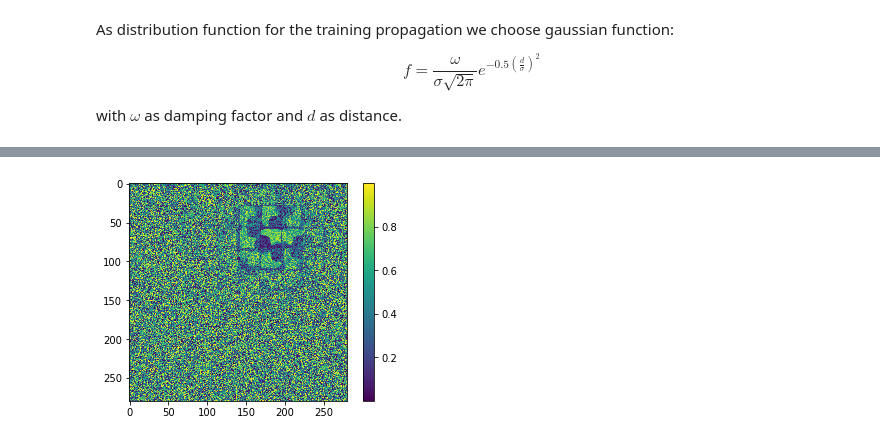
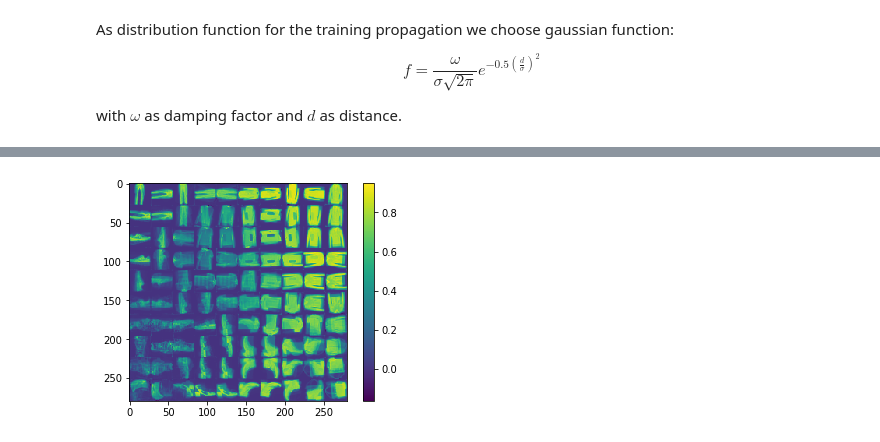
Before and after one commit to HITS-AIN/PINK, a Jupyter notebook: tools/notebooks/train.ipynb, the cells around one changed output, grey strips where cells are left out. Cells and saved outputs as stored; diff of their text form; code cells hidden in the pictures.

```diff
--- a/tools/notebooks/train.ipynb
+++ b/tools/notebooks/train.ipynb
@@ -13,0 +18,17 @@ print(pink.__version__)
+# %%
+from tensorflow import keras
+
+fashion_mnist = keras.datasets.fashion_mnist
+(train_images, train_labels), (test_images, test_labels) = fashion_mnist.load_data()
+
+class_names = ['T-shirt/top', 'Trouser', 'Pullover', 'Dress', 'Coat',
+               'Sandal', 'Shirt', 'Sneaker', 'Bag', 'Ankle boot']
+
+plt.figure(figsize=(10,10))
+for i in range(25):
+    plt.subplot(5,5,i+1)
+    plt.xticks([])
+    plt.yticks([])
+    plt.grid(False)
+    plt.imshow(train_images[i])
+    plt.xlabel(class_names[train_labels[i]])
@@ -96,10 +90,17 @@ uint8
 # %%
+for i in range(1000):
+
+    np_image = train_images[i].astype(np.float32)
+    np_image /= 255
+
+    image = pink.cartesian_2d_float(np_image)
+    trainer(som, image)
+
 np_som = np.array(som, copy=True)
-new_dim = np_som.shape[0] * np_som.shape[2]
 
 plt.figure()
-plt.imshow(np_som.swapaxes(1, 2).reshape((new_dim, new_dim)))
+plt.imshow(np_som.swapaxes(1, 2).reshape((280, 280)))
 plt.colorbar()
 plt.grid(False)
 # %% [output]
-[figure, old version]
+[figure, new version]
```
Also changed, not shown: parts of 16 cells of this notebook.
